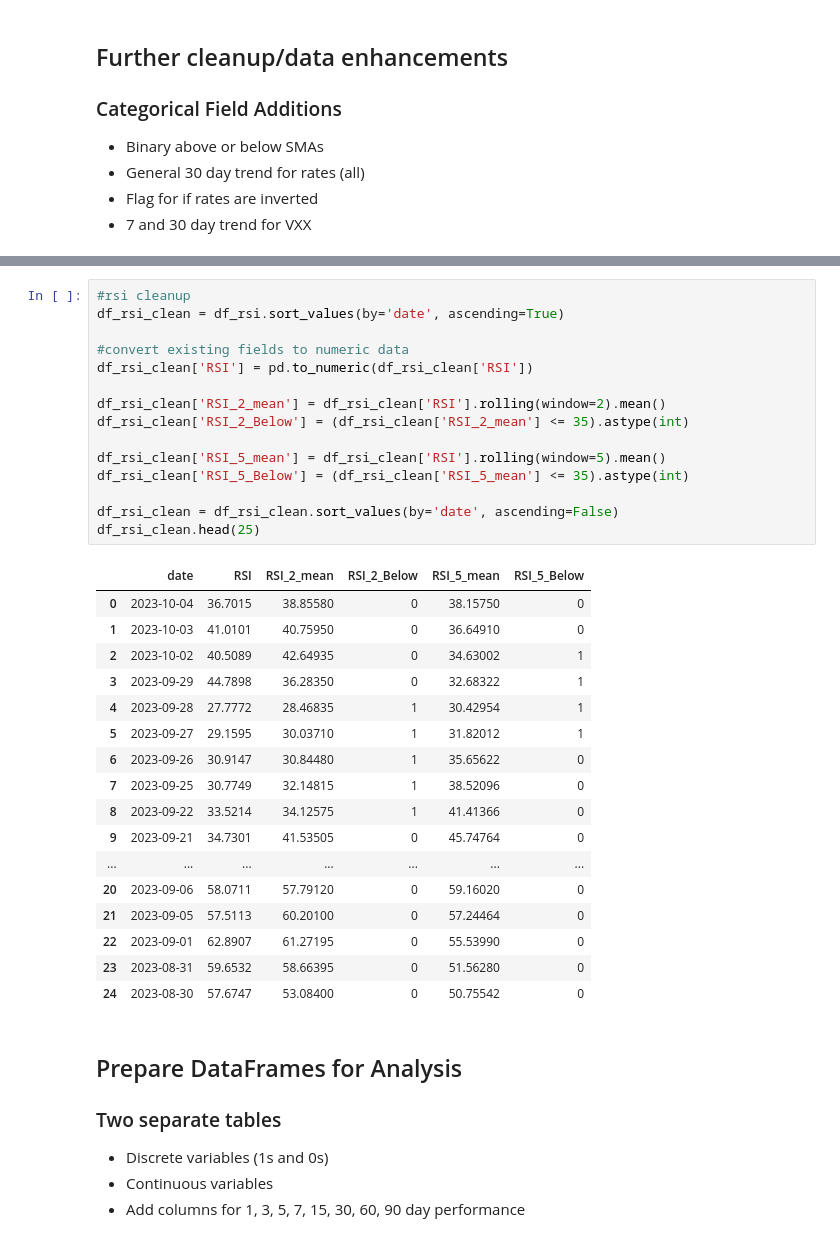
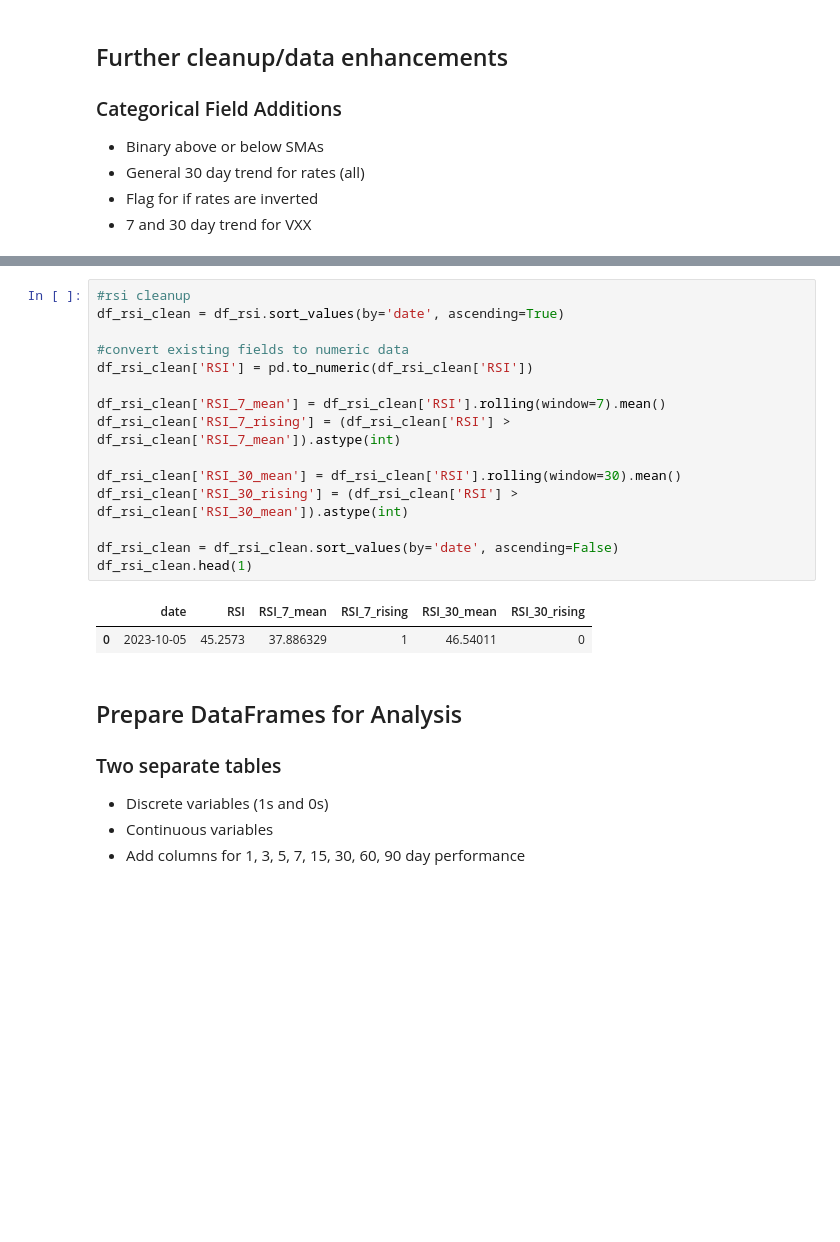
Before and after one commit to bchase17/investment_strats, a Jupyter notebook: Key Indicator Market Analysis.ipynb, the cells around one changed output, grey strips where cells are left out. Saved outputs shown, nothing was run; the diff lists cells and outputs as text; blank space fills up the shorter version.

Commit message:
cleanup

```diff
--- a/Key Indicator Market Analysis.ipynb
+++ b/Key Indicator Market Analysis.ipynb
@@ -256,36 +203,21 @@ df_rate_clean.head(5)
 # %%
 #rsi cleanup
 df_rsi_clean = df_rsi.sort_values(by='date', ascending=True)
 
 #convert existing fields to numeric data
 df_rsi_clean['RSI'] = pd.to_numeric(df_rsi_clean['RSI'])
 
-df_rsi_clean['RSI_2_mean'] = df_rsi_clean['RSI'].rolling(window=2).mean()
-df_rsi_clean['RSI_2_Below'] = (df_rsi_clean['RSI_2_mean'] <= 35).astype(int)
+df_rsi_clean['RSI_7_mean'] = df_rsi_clean['RSI'].rolling(window=7).mean()
+df_rsi_clean['RSI_7_rising'] = (df_rsi_clean['RSI'] > df_rsi_clean['RSI_7_mean']).astype(int)
 
-df_rsi_clean['RSI_5_mean'] = df_rsi_clean['RSI'].rolling(window=5).mean()
-df_rsi_clean['RSI_5_Below'] = (df_rsi_clean['RSI_5_mean'] <= 35).astype(int)
+df_rsi_clean['RSI_30_mean'] = df_rsi_clean['RSI'].rolling(window=30).mean()
+df_rsi_clean['RSI_30_rising'] = (df_rsi_clean['RSI'] > df_rsi_clean['RSI_30_mean']).astype(int)
 
 df_rsi_clean = df_rsi_clean.sort_values(by='date', ascending=False)
-df_rsi_clean.head(25)
+df_rsi_clean.head(1)
 # %% [output]
-|  | date | RSI | RSI_2_mean | RSI_2_Below | RSI_5_mean | RSI_5_Below |
-| 0 | 2023-10-04 | 36.7015 | 38.85580 | 0 | 38.15750 | 0 |
-| 1 | 2023-10-03 | 41.0101 | 40.75950 | 0 | 36.64910 | 0 |
-| 2 | 2023-10-02 | 40.5089 | 42.64935 | 0 | 34.63002 | 1 |
-| 3 | 2023-09-29 | 44.7898 | 36.28350 | 0 | 32.68322 | 1 |
-| 4 | 2023-09-28 | 27.7772 | 28.46835 | 1 | 30.42954 | 1 |
-| 5 | 2023-09-27 | 29.1595 | 30.03710 | 1 | 31.82012 | 1 |
-| 6 | 2023-09-26 | 30.9147 | 30.84480 | 1 | 35.65622 | 0 |
-| 7 | 2023-09-25 | 30.7749 | 32.14815 | 1 | 38.52096 | 0 |
-| 8 | 2023-09-22 | 33.5214 | 34.12575 | 1 | 41.41366 | 0 |
-| 9 | 2023-09-21 | 34.7301 | 41.53505 | 0 | 45.74764 | 0 |
-| ... | ... | ... | ... | ... | ... | ... |
-| 20 | 2023-09-06 | 58.0711 | 57.79120 | 0 | 59.16020 | 0 |
-| 21 | 2023-09-05 | 57.5113 | 60.20100 | 0 | 57.24464 | 0 |
-| 22 | 2023-09-01 | 62.8907 | 61.27195 | 0 | 55.53990 | 0 |
-| 23 | 2023-08-31 | 59.6532 | 58.66395 | 0 | 51.56280 | 0 |
-| 24 | 2023-08-30 | 57.6747 | 53.08400 | 0 | 50.75542 | 0 |
+|  | date | RSI | RSI_7_mean | RSI_7_rising | RSI_30_mean | RSI_30_rising |
+| 0 | 2023-10-05 | 45.2573 | 37.886329 | 1 | 46.54011 | 0 |
 # %% [markdown]
 ## Prepare DataFrames for Analysis
 ### Two separate tables
```
Also changed, not shown: parts of 16 cells of this notebook.
